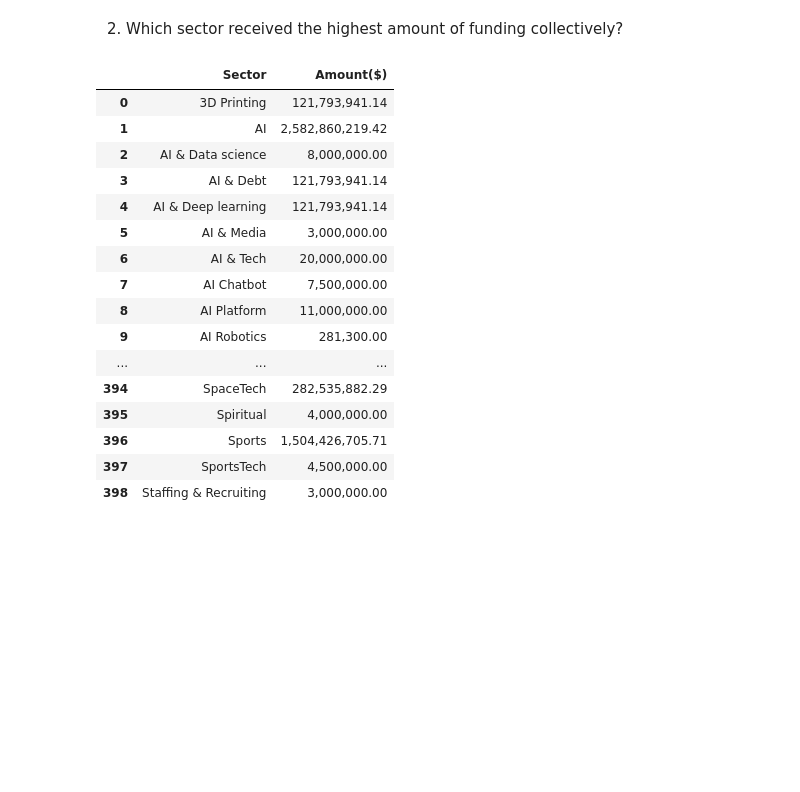
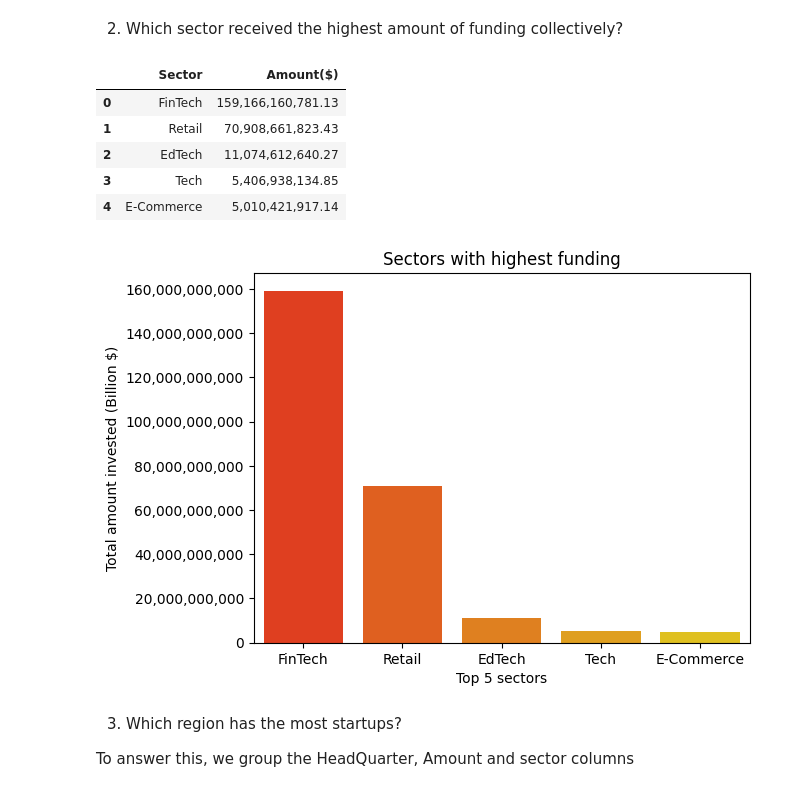
Before and after one commit to Azie88/Beginner-Data-Analysis, a Jupyter notebook: Project_notebook.ipynb, the cells around one changed output. Drawn from its saved outputs; the diff is of its cells as text; code cells hidden in the pictures; blank space fills up the shorter version.

```diff
--- a/Project_notebook.ipynb
+++ b/Project_notebook.ipynb
@@ -1798,22 +1800,30 @@ plt.show()
 # %% [markdown]
 2. Which sector received the highest amount of funding collectively?
 # %%
-Final_Startup_Data.groupby('Sector')['Amount($)'].sum().reset_index()
+q2 = Final_Startup_Data.groupby('Sector')['Amount($)'].sum().sort_values(ascending=False).head().reset_index()
+q2
 # %% [output]
 |  | Sector | Amount($) |
-| 0 | 3D Printing | 121,793,941.14 |
-| 1 | AI | 2,582,860,219.42 |
-| 2 | AI & Data science | 8,000,000.00 |
-| 3 | AI & Debt | 121,793,941.14 |
-| 4 | AI & Deep learning | 121,793,941.14 |
-| 5 | AI & Media | 3,000,000.00 |
-| 6 | AI & Tech | 20,000,000.00 |
-| 7 | AI Chatbot | 7,500,000.00 |
-| 8 | AI Platform | 11,000,000.00 |
-| 9 | AI Robotics | 281,300.00 |
-| ... | ... | ... |
-| 394 | SpaceTech | 282,535,882.29 |
-| 395 | Spiritual | 4,000,000.00 |
-| 396 | Sports | 1,504,426,705.71 |
-| 397 | SportsTech | 4,500,000.00 |
-| 398 | Staffing & Recruiting | 3,000,000.00 |
+| 0 | FinTech | 159,166,160,781.13 |
+| 1 | Retail | 70,908,661,823.43 |
+| 2 | EdTech | 11,074,612,640.27 |
+| 3 | Tech | 5,406,938,134.85 |
+| 4 | E-Commerce | 5,010,421,917.14 |
+# %%
+plot_2=sns.barplot(y=q2['Amount($)'], x=q2['Sector'], palette='autumn', )
+plot_2.set(xlabel='Top 5 sectors', ylabel='Total amount invested (Billion $)')
+
+def commas(x, pos):
+    return f'{x:,.0f}'  # format with commas to improve readability
+
+# Set the custom formatter for the y-axis
+plt.gca().yaxis.set_major_formatter(ticker.FuncFormatter(commas))
+plt.title('Sectors with highest funding')
+
+plt.show()
+# %% [output]
+[figure, added]
+# %% [markdown]
+3. Which region has the most startups?
+
+To answer this, we group the HeadQuarter, Amount and sector columns
```
Also changed, not shown: parts of 7 cells of this notebook.
